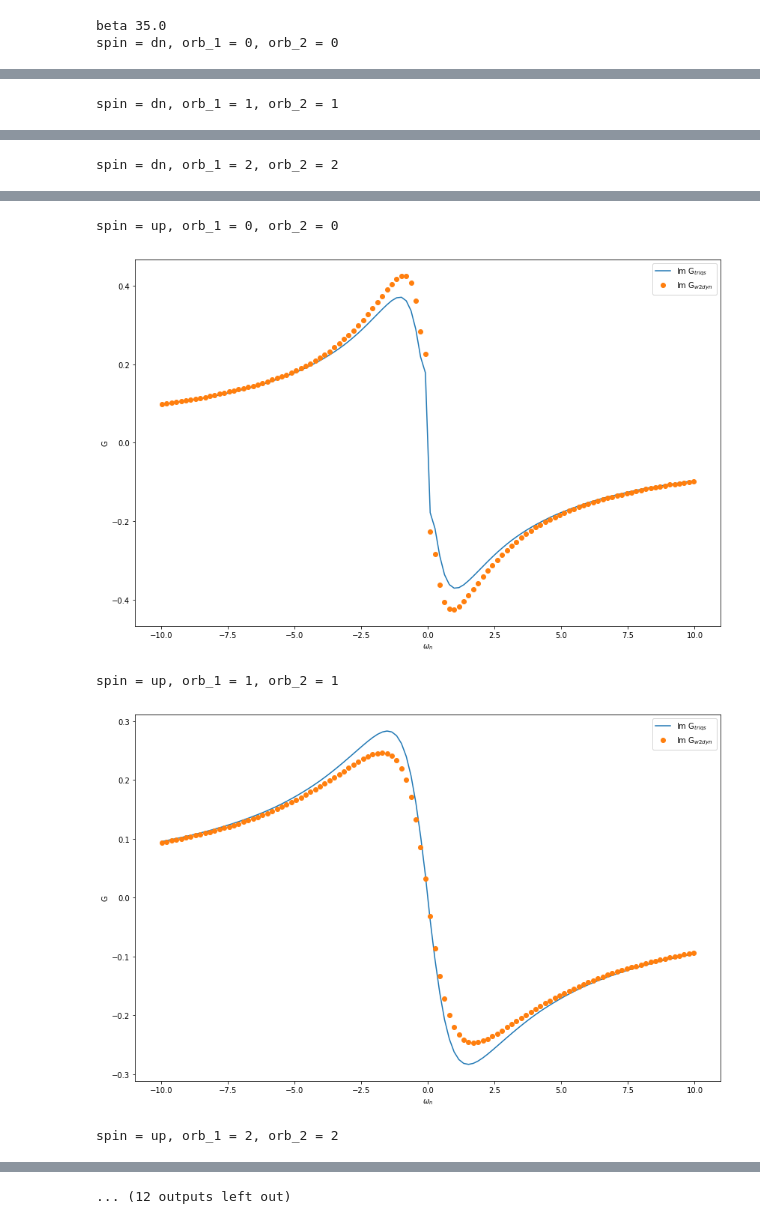
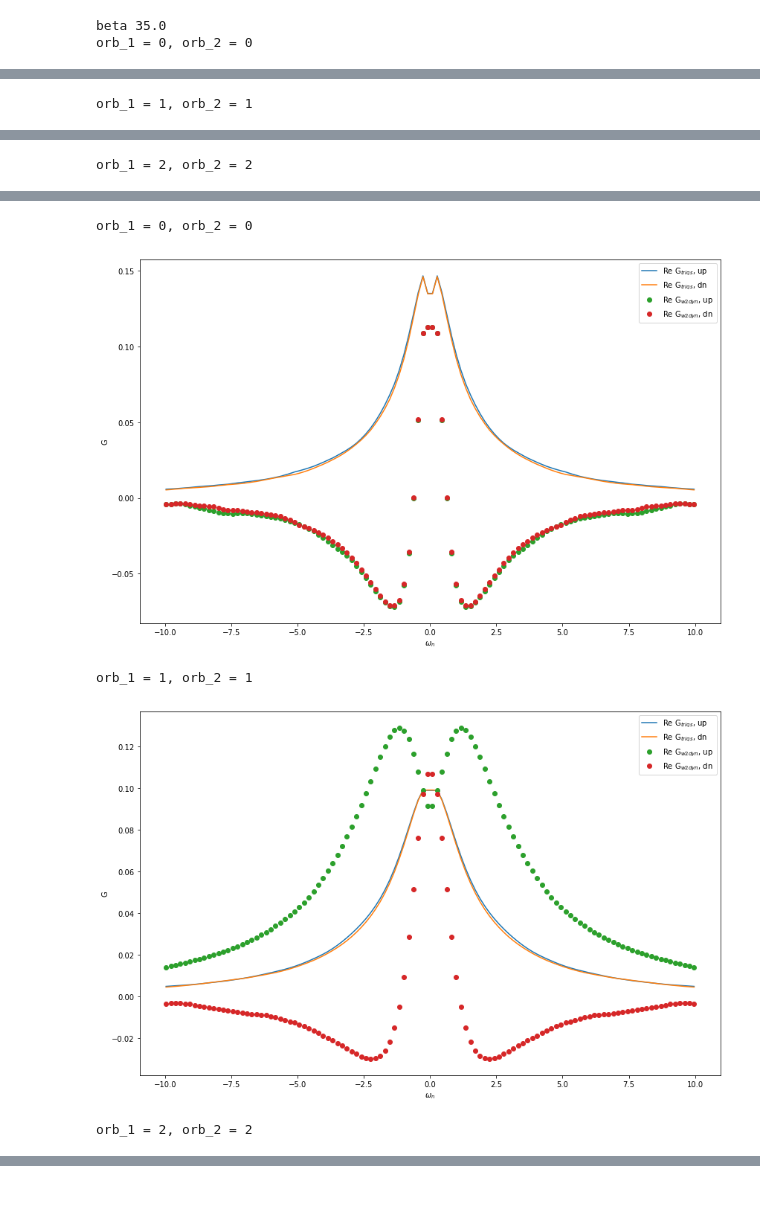
Before and after one commit to ahausoel/benchmarks_light, a Jupyter notebook: 3orbs_03/plot_greensfunction.ipynb, the cells around one changed output, grey strips where cells are left out. Saved outputs shown, nothing was run; the diff lists cells and outputs as text; code cells hidden in the pictures; blank space fills up the shorter version.

```diff
--- a/3orbs_03/plot_greensfunction.ipynb
+++ b/3orbs_03/plot_greensfunction.ipynb
@@ -13,16 +13,18 @@ beta = w2dyn["G/dn/mesh/domain/beta"]
 print "beta", beta
 
 for m in {"I", "R"}:
-    for s in {"up", "dn"}:
-        for b in range(0,3):
+    for b in range(0,3):
 
-            print "spin = " + str(s) + ", orb_1 = " + str(b) + ", orb_2 = " + str(b)
+        print "orb_1 = " + str(b) + ", orb_2 = " + str(b)
 
-            oplot(triqs['G'][s][b,b], '-', x_window = (-10,10), mode = m, name = "G$_{triqs}$")
-            oplot(w2dyn['G'][s][b,b], 'o', x_window = (-10,10), mode = m, name = "G$_{w2dyn}$")
-            plt.legend(loc = 'best')
-            plt.ylabel("G")
-            plt.show()
+        oplot(triqs['G']["up"][b,b], '-', x_window = (-10,10), mode = m, name = "G$_{triqs}$, up")
+        oplot(triqs['G']["dn"][b,b], '-', x_window = (-10,10), mode = m, name = "G$_{triqs}$, dn")
+        oplot(w2dyn['G']["up"][b,b], 'o', x_window = (-10,10), mode = m, name = "G$_{w2dyn}$, up")
+        oplot(w2dyn['G']["dn"][b,b], 'o', x_window = (-10,10), mode = m, name = "G$_{w2dyn}$, dn")
+        #oplot(0.5*w2dyn['G']["up"][b,b]+0.5*w2dyn['G']["dn"][b,b], '.', x_window = (-10,10), mode = m, name = "G$_{w2dyn}$, (up+dn)/2")
+        plt.legend(loc = 'best')
+        plt.ylabel("G")
+        plt.show()
 # %% [output]
 beta 35.0
-spin = dn, orb_1 = 0, orb_2 = 0
+orb_1 = 0, orb_2 = 0
@@ -30 +32 @@ spin = dn, orb_1 = 0, orb_2 = 0
-spin = dn, orb_1 = 1, orb_2 = 1
+orb_1 = 1, orb_2 = 1
@@ -32 +34 @@ spin = dn, orb_1 = 1, orb_2 = 1
-spin = dn, orb_1 = 2, orb_2 = 2
+orb_1 = 2, orb_2 = 2
@@ -34,5 +36,5 @@ spin = dn, orb_1 = 2, orb_2 = 2
-spin = up, orb_1 = 0, orb_2 = 0
+orb_1 = 0, orb_2 = 0
-[figure, old version]
+[figure, new version]
-spin = up, orb_1 = 1, orb_2 = 1
+orb_1 = 1, orb_2 = 1
-[figure, old version]
+[figure, new version]
-spin = up, orb_1 = 2, orb_2 = 2
+orb_1 = 2, orb_2 = 2
@@ -40 +41,0 @@ spin = up, orb_1 = 2, orb_2 = 2
-... (12 outputs left out)
```
Also changed, not shown: parts of 1 cell of this notebook, 1 other file.
